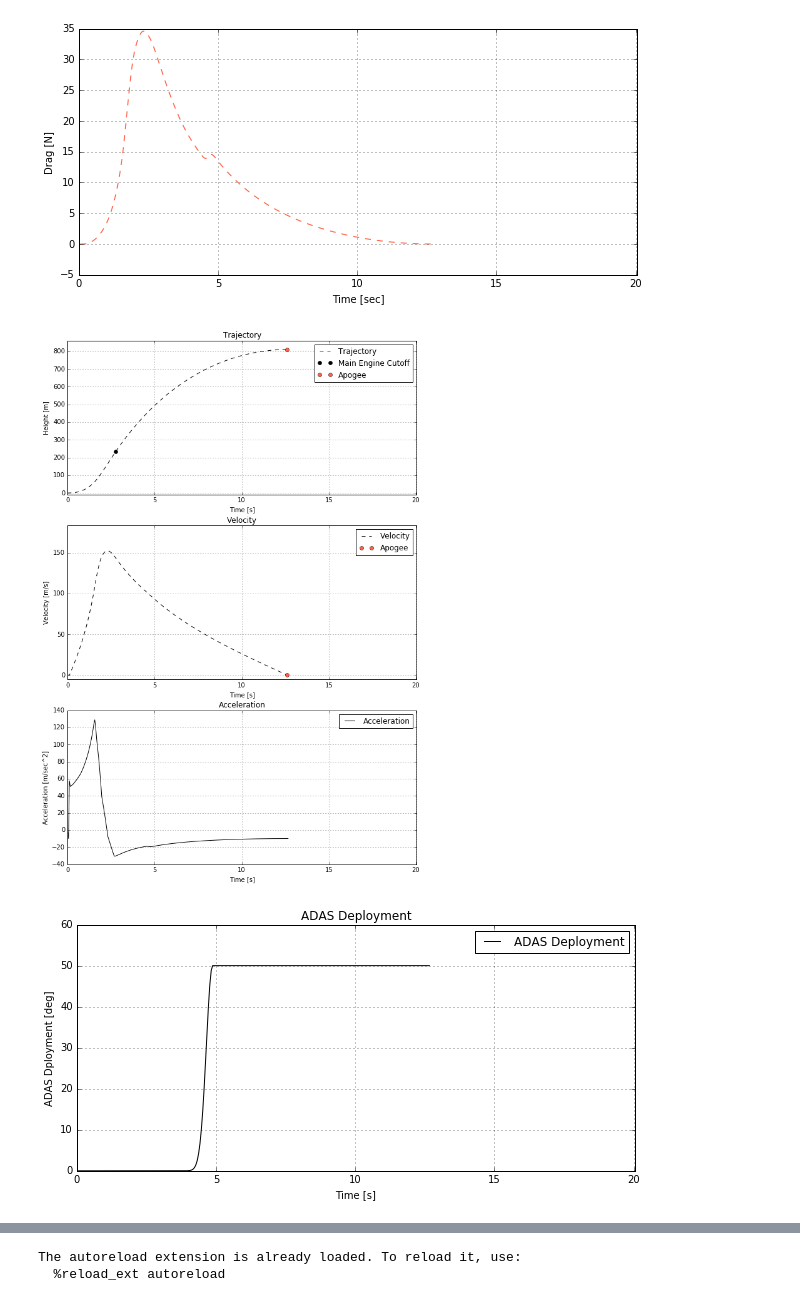
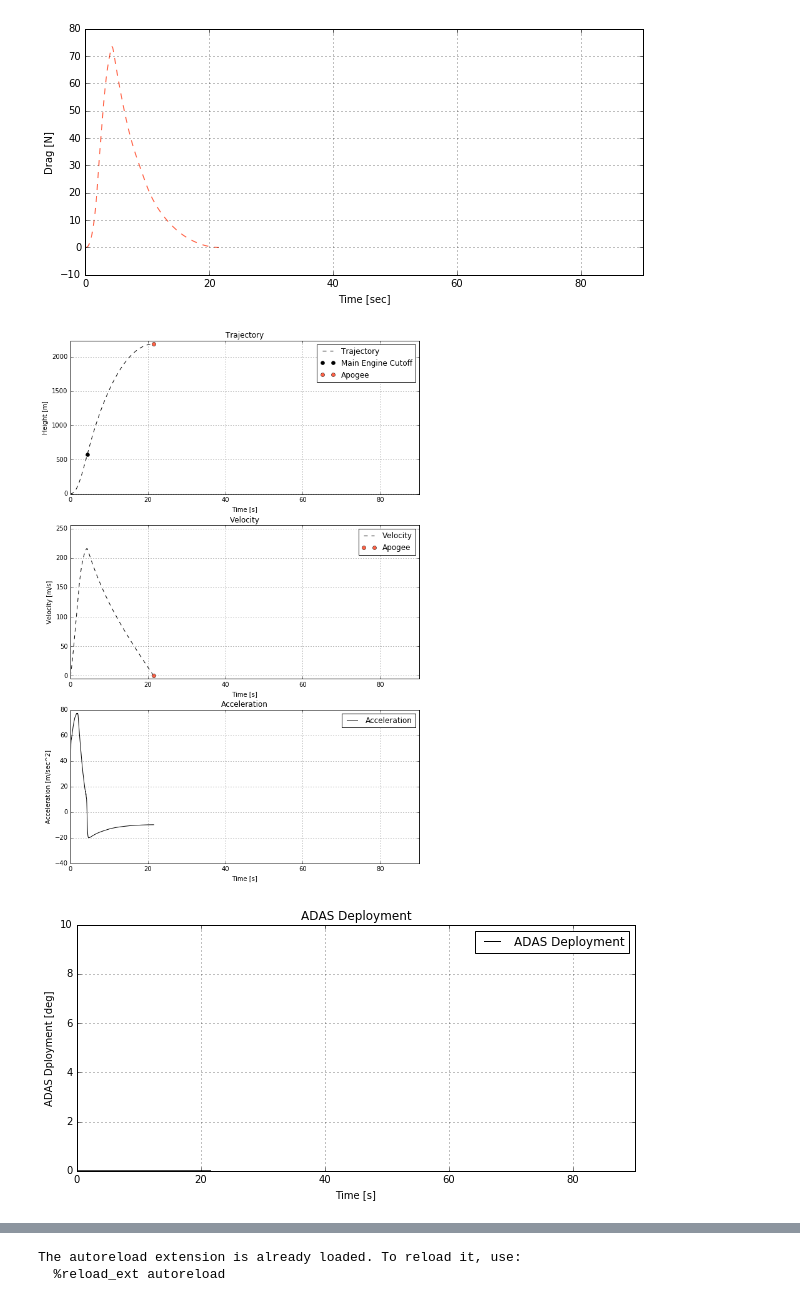
Before and after one commit to UCSC-Rocket-Club/ADAS, a Jupyter notebook: Working_Execution.ipynb, the cells around one changed output, grey strips where cells are left out. Drawn from its saved outputs; the diff is of its cells as text; code cells hidden in the pictures.

Commit message:
Fixing up subscale simulation and created subscale flight py code

```diff
--- a/Working_Execution.ipynb
+++ b/Working_Execution.ipynb
@@ -6,16 +6,24 @@ from matplotlib.pyplot import *
 % matplotlib inline
 from numpy import *
 # from astropy.io import ascii
-import Working as W
+import Subscale as W
 
-thrust_profile = 'J420_thrust.txt'
+# thrust_profile = 'J420_thrust.txt'
 
-wet_motor = .874 # kg
-propellant_mass = .4796
+# wet_motor = .874 # kg
+# propellant_mass = .4796
+# dry_motor = wet_motor - propellant_mass
+# rocket_mass = 11.45 - wet_motor
+
+thrust_profile = 'K560W_thrust.txt'
+
+wet_motor = 2.714 # kg
+propellant_mass = 1.409
 dry_motor = wet_motor - propellant_mass
-rocket_mass = 11.45 - wet_motor
+rocket_mass = 9.556 - wet_motor
+print('rocket mass: ', rocket_mass)
 
-burn_time = 2.8 # sec
+burn_time = 4.84 # sec
 temp = 10.   # Density of air varies with temperature
 time_res = 1. / 20     # operating at 20Hz
 
@@ -41,3 +60,3 @@ MECO at 143.66 m/s
-[figure, old version]
+[figure, new version]
-[figure, old version]
+[figure, new version]
-[figure, old version]
+[figure, new version]
```
Also changed, not shown: parts of 6 cells of this notebook, 4 other files.
